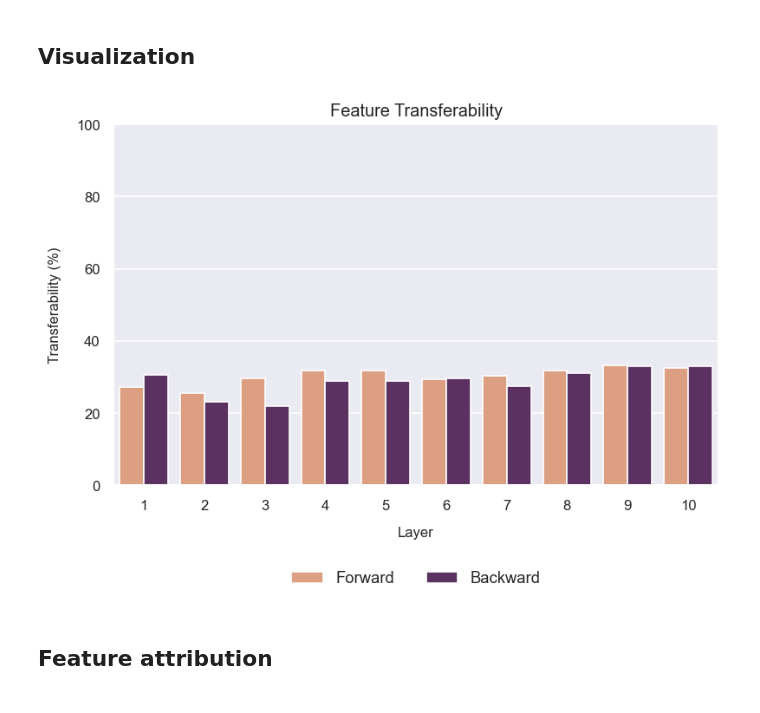
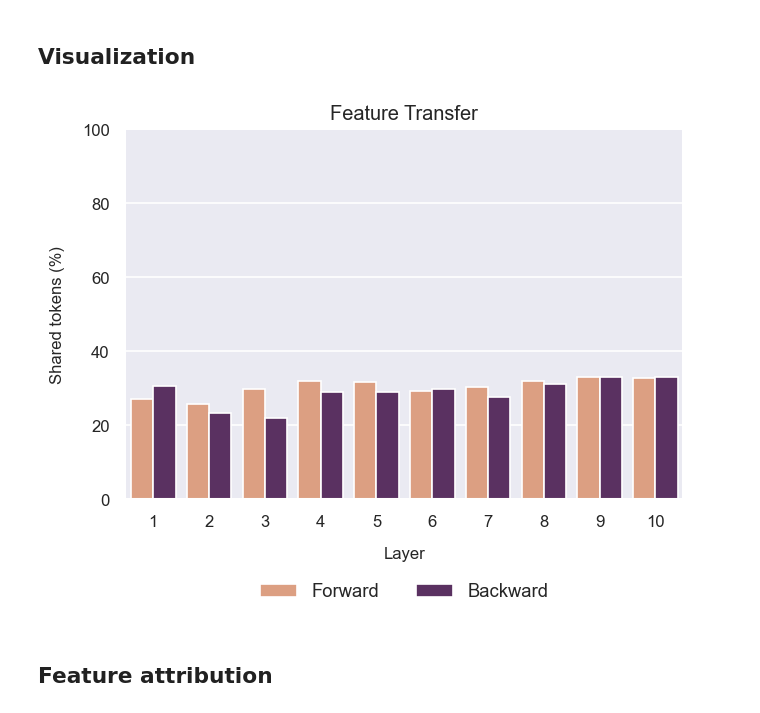
Before and after one commit to ghidav/sae-transfer-learning, a Jupyter notebook: human_eval.ipynb, the cells around one changed output. Cells and saved outputs as stored; diff of their text form; code cells hidden in the pictures.

```diff
--- a/human_eval.ipynb
+++ b/human_eval.ipynb
@@ -348,36 +348,36 @@ all_results_df['Forward'] = (all_results_df['shared_fwd_top_logits'] + all_resul
 # %%
 plot_df = all_results_df[['layer', 'Forward', 'Backward']].melt(id_vars='layer', var_name='Transfer', value_name='Transferability')
 
-plt.figure(figsize=(7.5, 4.5), dpi=120)
+plt.figure(figsize=(6, 4), dpi=120)
 sns.set_theme()
 ax = sns.barplot(
     data=plot_df.groupby(['layer', 'Transfer']).mean(),
     x='layer',
     y='Transferability',
     hue='Transfer',
     hue_order=['Forward', 'Backward'],
     palette=palette_duo,
 )
 
 ax.title.set_fontsize(13)
 ax.xaxis.label.set_fontsize(10)
 ax.yaxis.label.set_fontsize(10)
 ax.tick_params(axis='both', which='major', labelsize=10)
 ax.xaxis.labelpad = 10
 ax.yaxis.labelpad = 10
 
 # Set title and move legend out of the plot
-plt.title("Feature Transferability")
+plt.title("Feature Transfer")
 plt.xlabel("Layer")
 # make y axis label in %
-plt.ylabel("Transferability (%)")
+plt.ylabel("Shared tokens (%)")
 plt.ylim(0, 100)
 plt.legend()
 sns.move_legend(ax, "lower center", bbox_to_anchor=(.5, -0.32), ncol=3, title=None, frameon=False)
 plt.savefig("img/f_transfer.png", bbox_inches='tight', dpi=300)
 plt.show()
 # %% [output]
-[figure, old version]
+[figure, new version]
 # %% [markdown]
 ## Feature attribution
 # %%
```
Also changed, not shown: 16 other files.
